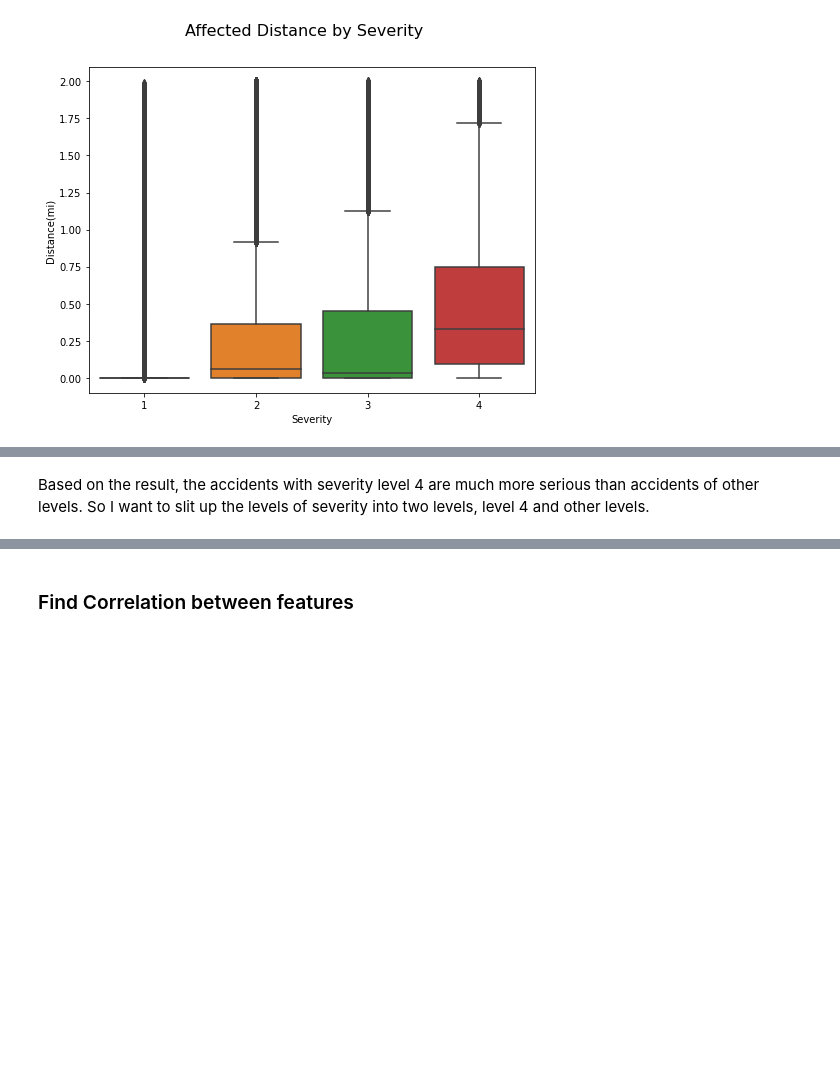
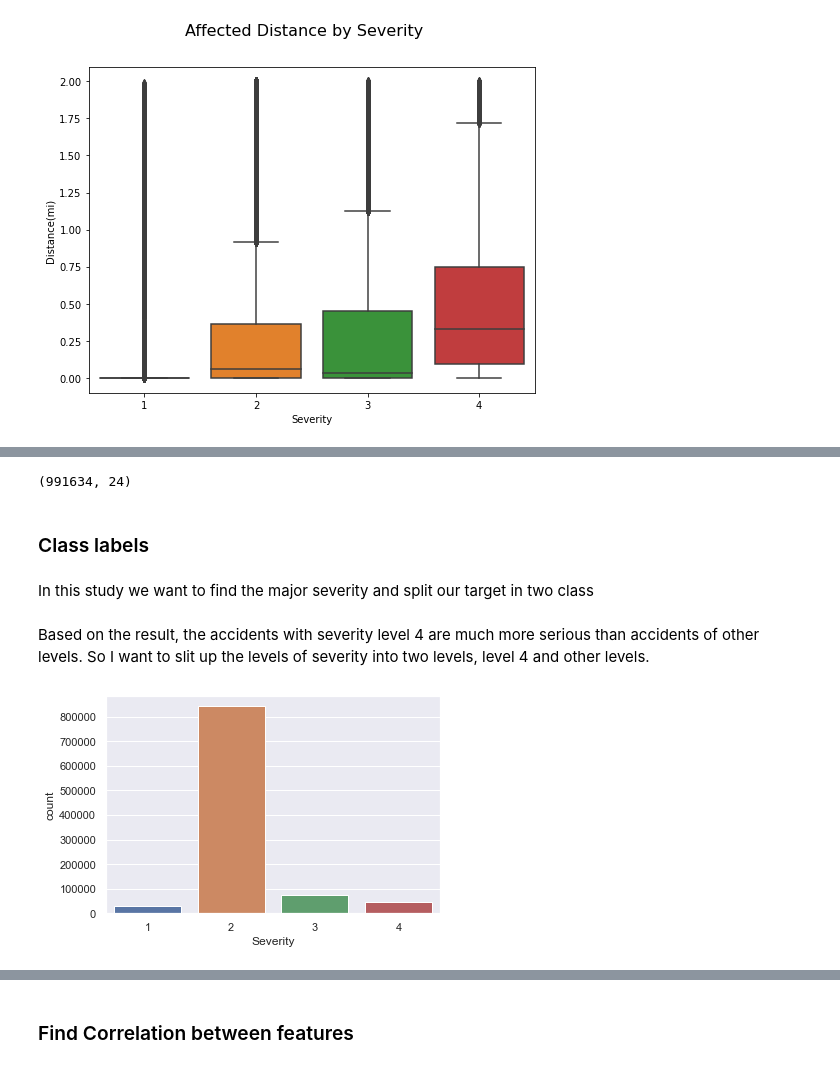
Before and after one commit to samfallahian/KDD_project, a Jupyter notebook: main.ipynb, the cells around one changed output, grey strips where cells are left out. Saved outputs shown, nothing was run; the diff lists cells and outputs as text; code cells hidden in the pictures; blank space fills up the shorter version.

```diff
--- a/main.ipynb
+++ b/main.ipynb
@@ -464,3 +469,5 @@ for s in df['Weather_Condition'].unique():
+# %%
+df.drop(['Weather_Condition'], axis=1, inplace=True)
 # %%
 from sklearn.preprocessing import LabelEncoder
 labelencoder = LabelEncoder()
@@ -561,5 +570,18 @@ plt.show()
+# %%
+df.shape
+# %% [output]
+(991634, 24)
+# %% [markdown]
+### Class labels
+# %% [markdown]
+In this study we want to find the major severity and split our target in two class
 # %% [markdown]
 Based on the result, the accidents with severity level 4 are much more serious than accidents of other levels. So I want to slit up the levels of severity into two levels, level 4 and other levels.
+# %%
+sns.set_theme(style="darkgrid")
+ax = sns.countplot(x="Severity", data=df)
+# %% [output]
+[figure, added]
 # %%
 df['FinalSeverity'] = 0
 df.loc[df['Severity'] == 4, 'FinalSeverity'] = 1
```
Also changed, not shown: parts of 63 cells of this notebook, 2 other files.
